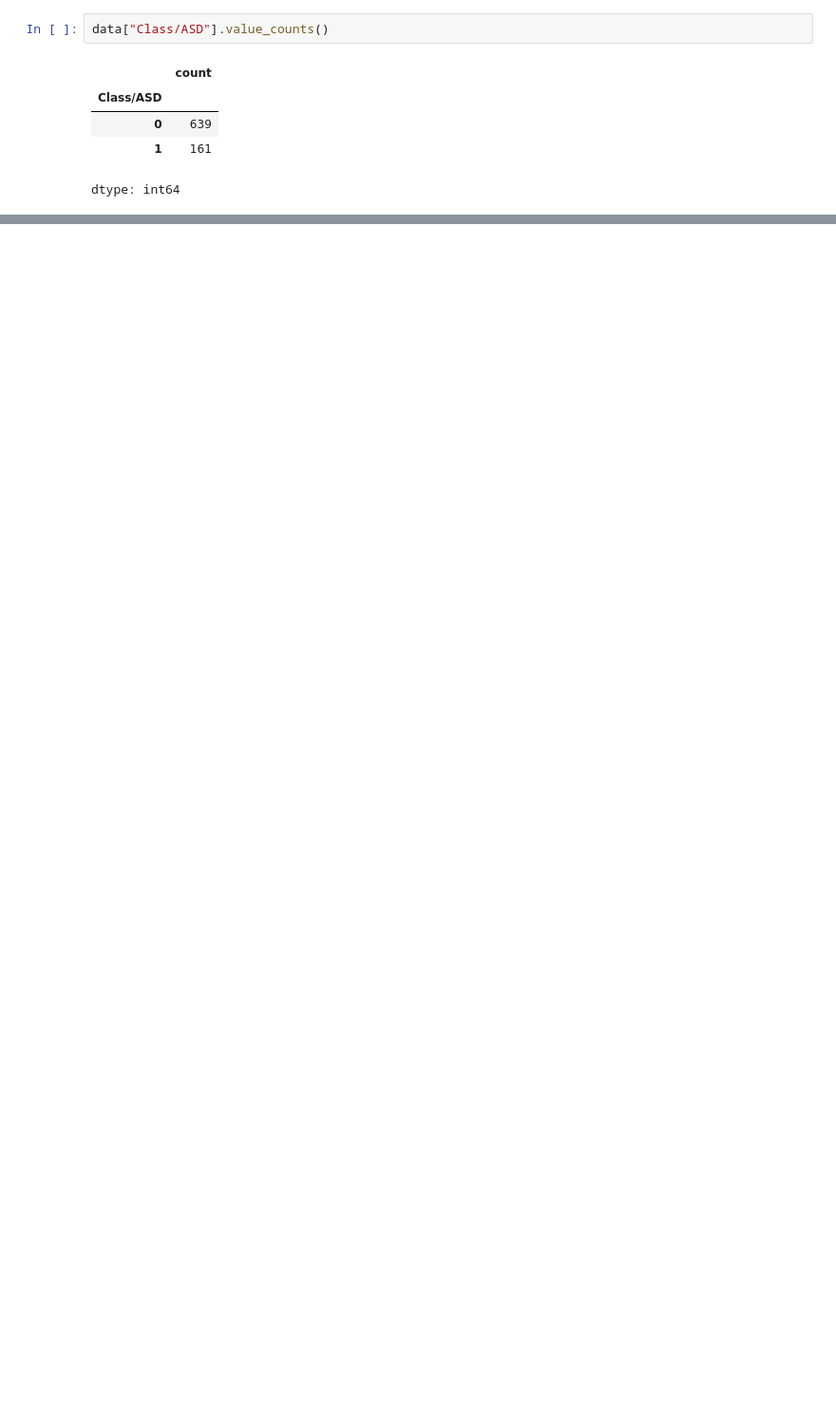
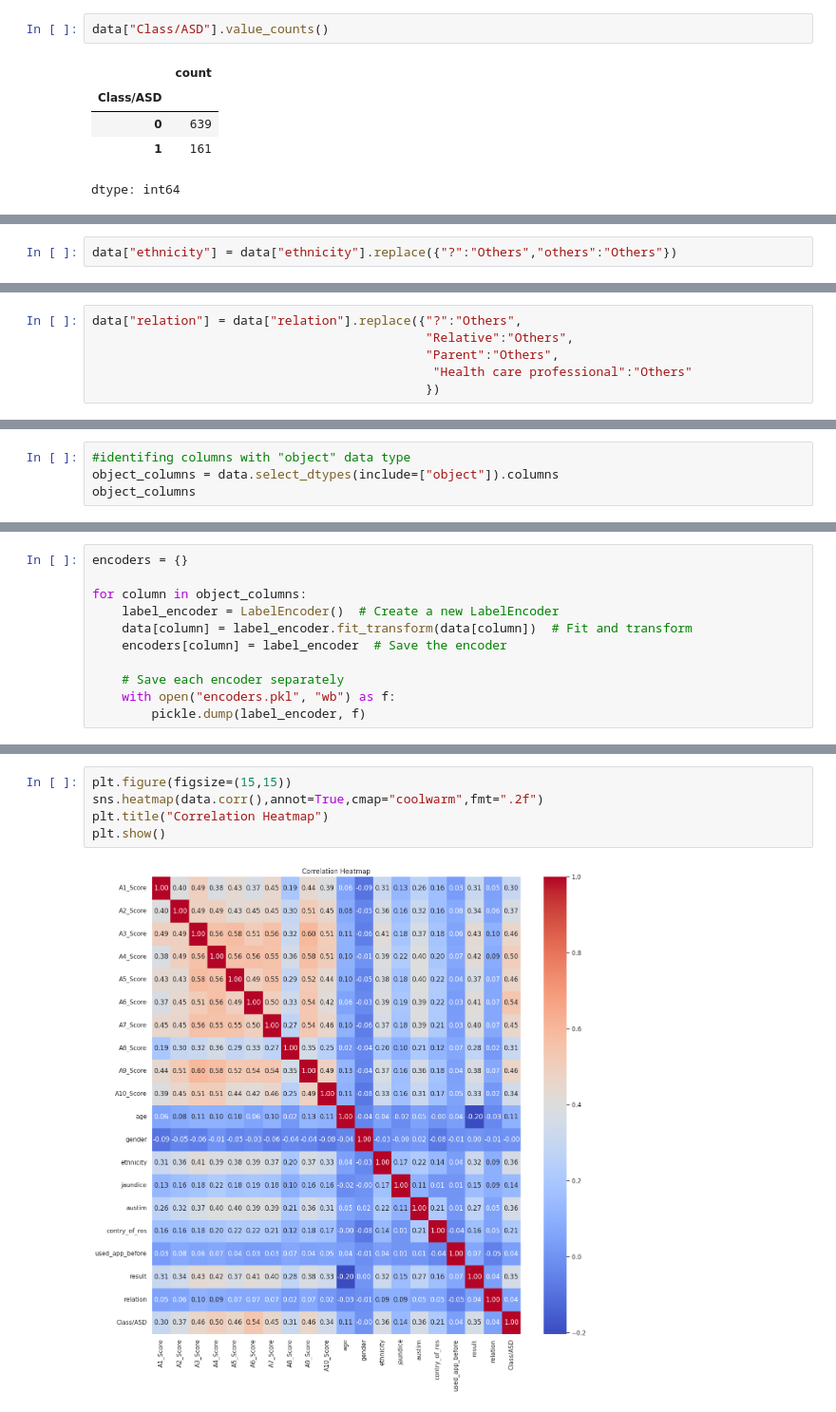
Before and after one commit to Musarrat1/Autism, a Jupyter notebook: autism.ipynb, the cells around one changed output, grey strips where cells are left out. Shown at 95% size. Saved outputs shown, nothing was run; the diff lists cells and outputs as text; blank space fills up the shorter version.

```diff
--- a/autism.ipynb
+++ b/autism.ipynb
@@ -412,0 +413,2 @@ dtype: int64
+# %%
+data["ethnicity"] = data["ethnicity"].replace({"?":"Others","others":"Others"})
@@ -412,0 +426,6 @@ dtype: int64
+# %%
+data["relation"] = data["relation"].replace({"?":"Others",
+                                             "Relative":"Others",
+                                             "Parent":"Others",
+                                              "Health care professional":"Others"
+                                             })
@@ -412,0 +452,4 @@ dtype: int64
+# %%
+#identifing columns with "object" data type
+object_columns = data.select_dtypes(include=["object"]).columns
+object_columns
@@ -412,0 +460,11 @@ dtype: int64
+# %%
+encoders = {}
+
+for column in object_columns:
+    label_encoder = LabelEncoder()  # Create a new LabelEncoder
+    data[column] = label_encoder.fit_transform(data[column])  # Fit and transform
+    encoders[column] = label_encoder  # Save the encoder
+
+    # Save each encoder separately
+    with open("encoders.pkl", "wb") as f:
+        pickle.dump(label_encoder, f)
@@ -412,0 +490,7 @@ dtype: int64
+# %%
+plt.figure(figsize=(15,15))
+sns.heatmap(data.corr(),annot=True,cmap="coolwarm",fmt=".2f")
+plt.title("Correlation Heatmap")
+plt.show()
+# %% [output]
+[figure, added]
```
Also changed, not shown: parts of 10 cells of this notebook.
